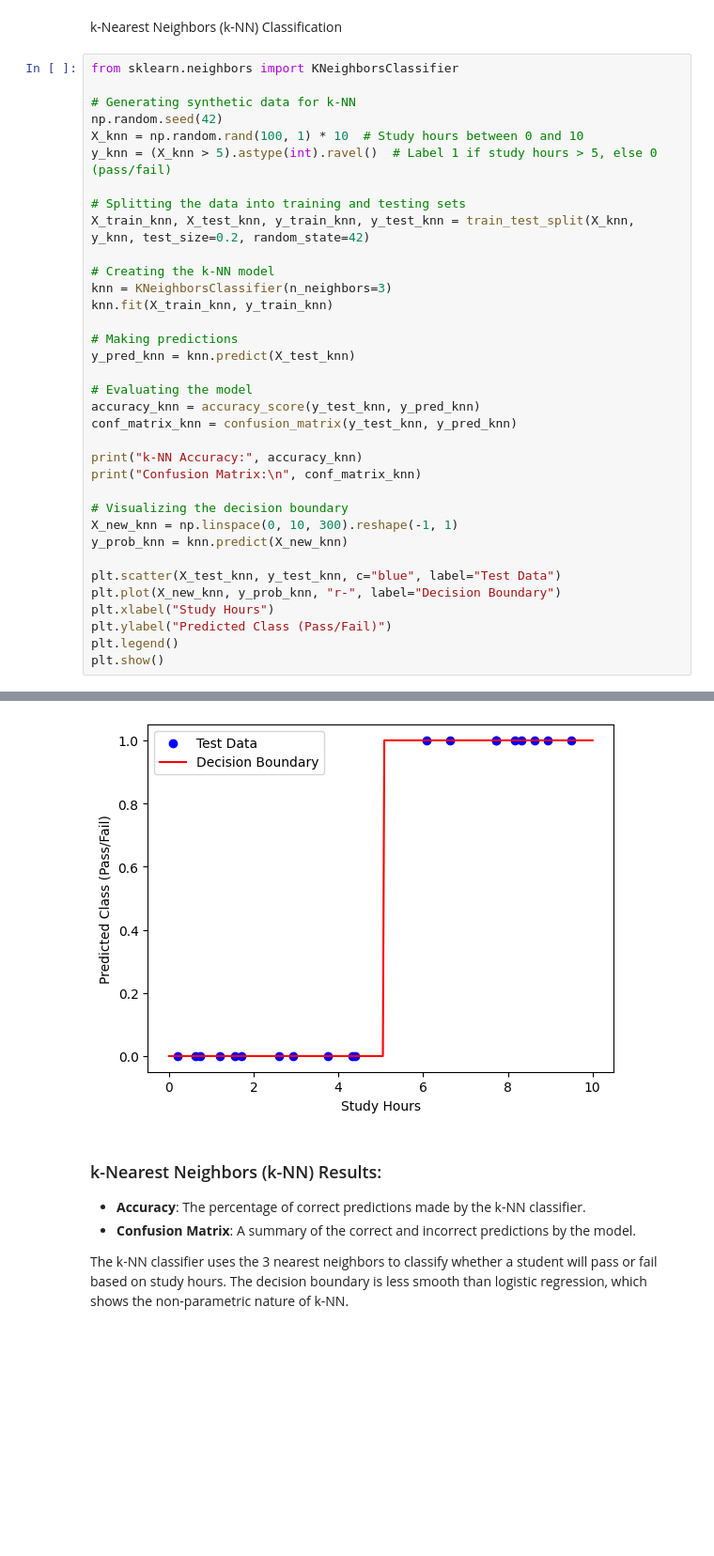
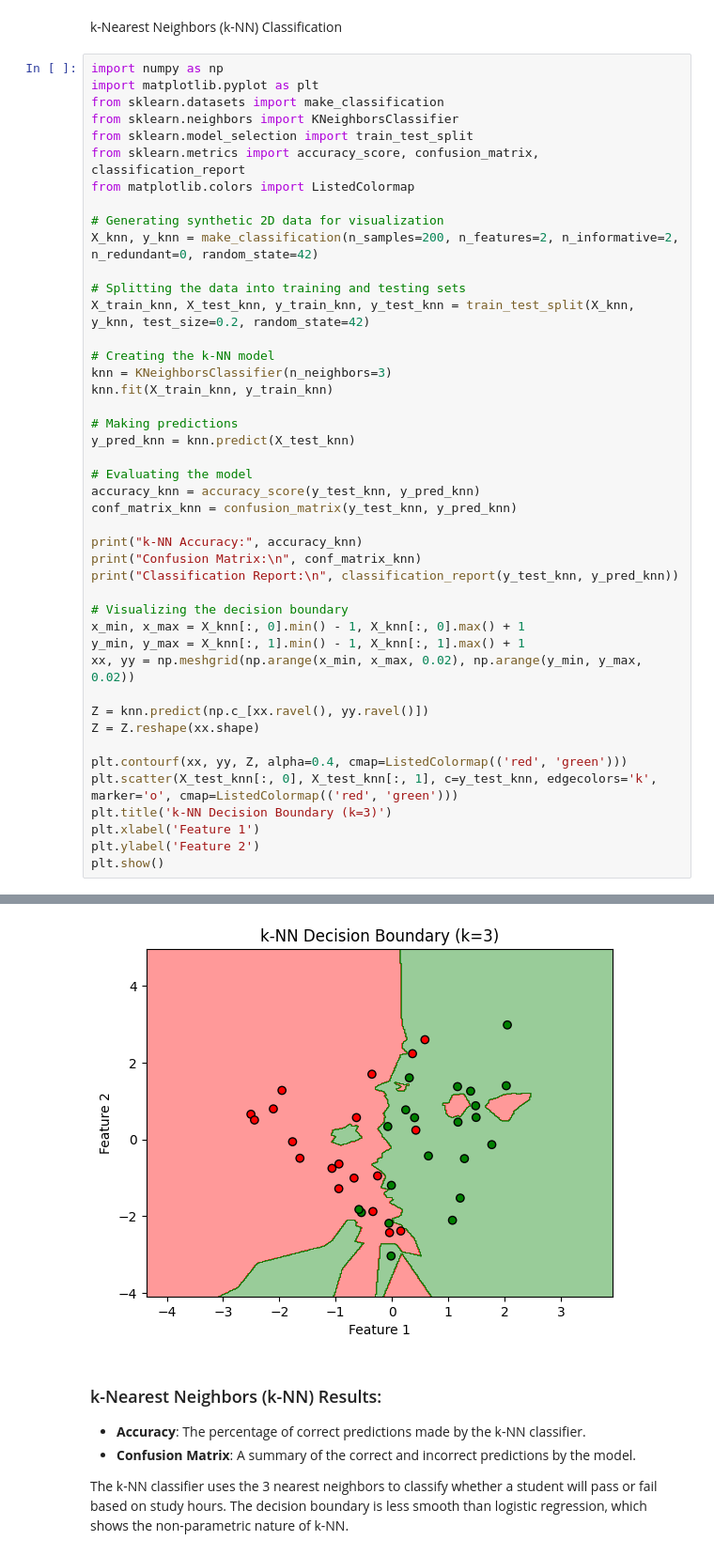
Before and after one commit to vishesh711/Machine-Learning-AI-Notes, a Jupyter notebook: Classification.ipynb, the cells around one changed output, grey strips where cells are left out. Shown at 94% size. Cells and saved outputs as stored; diff of their text form; blank space fills up the shorter version.

```diff
--- a/Classification.ipynb
+++ b/Classification.ipynb
@@ -91,12 +91,16 @@ In this example, logistic regression is used to classify whether a student will
 # %% [markdown]
 k-Nearest Neighbors (k-NN) Classification
 # %%
+import numpy as np
+import matplotlib.pyplot as plt
+from sklearn.datasets import make_classification
 from sklearn.neighbors import KNeighborsClassifier
+from sklearn.model_selection import train_test_split
+from sklearn.metrics import accuracy_score, confusion_matrix, classification_report
+from matplotlib.colors import ListedColormap
 
-# Generating synthetic data for k-NN
-np.random.seed(42)
-X_knn = np.random.rand(100, 1) * 10  # Study hours between 0 and 10
-y_knn = (X_knn > 5).astype(int).ravel()  # Label 1 if study hours > 5, else 0 (pass/fail)
+# Generating synthetic 2D data for visualization
+X_knn, y_knn = make_classification(n_samples=200, n_features=2, n_informative=2, n_redundant=0, random_state=42)
 
 # Splitting the data into training and testing sets
 X_train_knn, X_test_knn, y_train_knn, y_test_knn = train_test_split(X_knn, y_knn, test_size=0.2, random_state=42)
@@ -114,15 +118,20 @@ conf_matrix_knn = confusion_matrix(y_test_knn, y_pred_knn)
 
 print("k-NN Accuracy:", accuracy_knn)
 print("Confusion Matrix:\n", conf_matrix_knn)
+print("Classification Report:\n", classification_report(y_test_knn, y_pred_knn))
 
 # Visualizing the decision boundary
-X_new_knn = np.linspace(0, 10, 300).reshape(-1, 1)
-y_prob_knn = knn.predict(X_new_knn)
+x_min, x_max = X_knn[:, 0].min() - 1, X_knn[:, 0].max() + 1
+y_min, y_max = X_knn[:, 1].min() - 1, X_knn[:, 1].max() + 1
+xx, yy = np.meshgrid(np.arange(x_min, x_max, 0.02), np.arange(y_min, y_max, 0.02))
 
-plt.scatter(X_test_knn, y_test_knn, c="blue", label="Test Data")
-plt.plot(X_new_knn, y_prob_knn, "r-", label="Decision Boundary")
-plt.xlabel("Study Hours")
-plt.ylabel("Predicted Class (Pass/Fail)")
-plt.legend()
+Z = knn.predict(np.c_[xx.ravel(), yy.ravel()])
+Z = Z.reshape(xx.shape)
+
+plt.contourf(xx, yy, Z, alpha=0.4, cmap=ListedColormap(('red', 'green')))
+plt.scatter(X_test_knn[:, 0], X_test_knn[:, 1], c=y_test_knn, edgecolors='k', marker='o', cmap=ListedColormap(('red', 'green')))
+plt.title('k-NN Decision Boundary (k=3)')
+plt.xlabel('Feature 1')
+plt.ylabel('Feature 2')
 plt.show()
 # %% [output]
@@ -133,4 +151,4 @@ Confusion Matrix:
-[figure, old version]
+[figure, new version]
 # %% [markdown]
 ### k-Nearest Neighbors (k-NN) Results:
 
```
Also changed, not shown: parts of 4 cells of this notebook.
